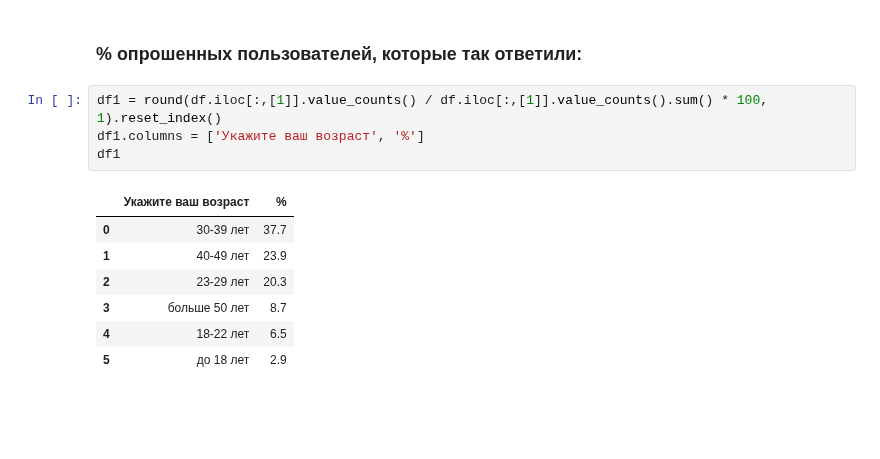
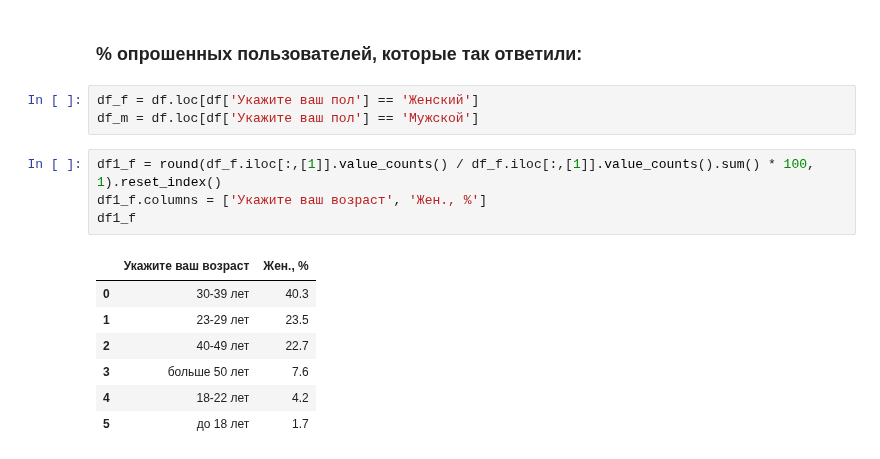
Before and after one commit to Gralex78/Home-Work-PYDA-20, a Jupyter notebook: 28_Grow/Grow.ipynb, the cells around one changed output. Cells and saved outputs as stored; diff of their text form; blank space fills up the shorter version.

```diff
--- a/28_Grow/Grow.ipynb
+++ b/28_Grow/Grow.ipynb
@@ -189,14 +160,17 @@ See the caveats in the documentation: https://pandas.pydata.org/pandas-docs/stab
 # %% [markdown]
 ### % опрошенных пользователей, которые так ответили:
+# %%
+df_f = df.loc[df['Укажите ваш пол'] == 'Женский']
+df_m = df.loc[df['Укажите ваш пол'] == 'Мужской']
 # %%
-df1 = round(df.iloc[:,[1]].value_counts() / df.iloc[:,[1]].value_counts().sum() * 100, 1).reset_index()
-df1.columns = ['Укажите ваш возраст', '%']
-df1
+df1_f = round(df_f.iloc[:,[1]].value_counts() / df_f.iloc[:,[1]].value_counts().sum() * 100, 1).reset_index()
+df1_f.columns = ['Укажите ваш возраст', 'Жен., %']
+df1_f
 # %% [output]
-|  | Укажите ваш возраст | % |
-| 0 | 30-39 лет | 37.7 |
-| 1 | 40-49 лет | 23.9 |
-| 2 | 23-29 лет | 20.3 |
-| 3 | больше 50 лет | 8.7 |
-| 4 | 18-22 лет | 6.5 |
-| 5 | до 18 лет | 2.9 |
+|  | Укажите ваш возраст | Жен., % |
+| 0 | 30-39 лет | 40.3 |
+| 1 | 23-29 лет | 23.5 |
+| 2 | 40-49 лет | 22.7 |
+| 3 | больше 50 лет | 7.6 |
+| 4 | 18-22 лет | 4.2 |
+| 5 | до 18 лет | 1.7 |
```
Also changed, not shown: parts of 84 cells of this notebook.
